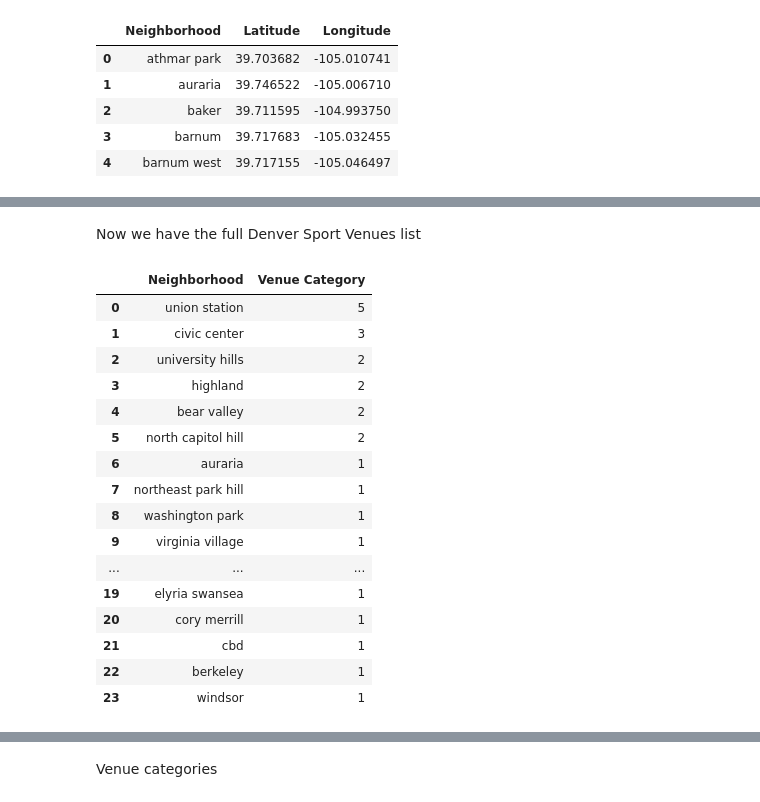
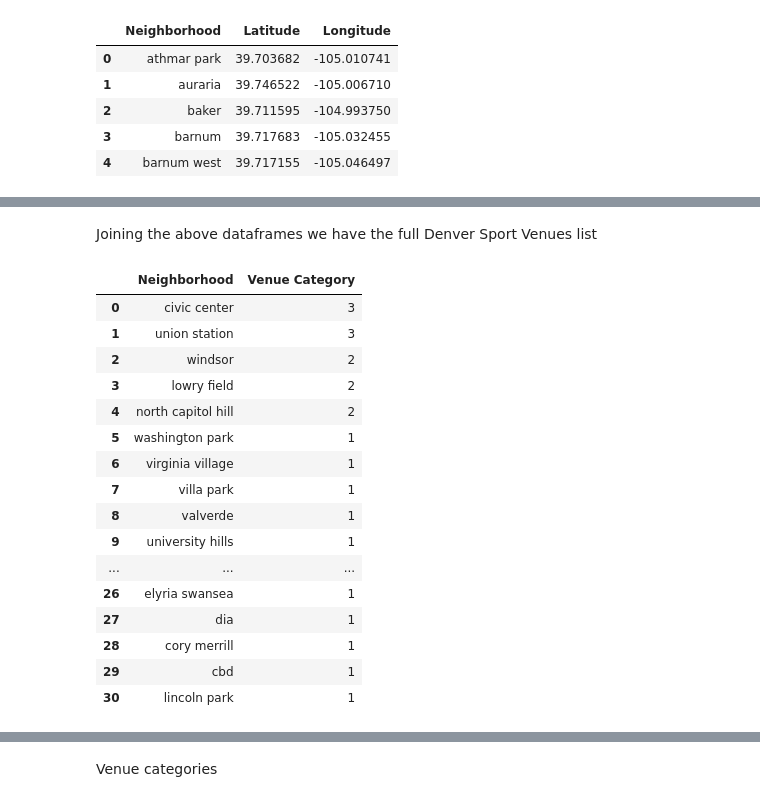
Before and after one commit to f1li/Coursera_Capstone, a Jupyter notebook: CrossFit Box In Denver.ipynb, the cells around one changed output, grey strips where cells are left out. Saved outputs shown, nothing was run; the diff lists cells and outputs as text; code cells hidden in the pictures.

```diff
--- a/CrossFit Box In Denver.ipynb
+++ b/CrossFit Box In Denver.ipynb
@@ -419,5 +419,5 @@ Now we can draw the city map with all the neighborhood points correctly allocate
 # %%
-den_latitude = 39.74
+den_latitude = 39.72
 den_longitude = -104.96
 NeighNum = len(Denver_Neigh)
 map_neigh = folium.Map(location=[den_latitude, den_longitude], zoom_start=12)
@@ -507,0 +511,3 @@ denver_pool
+# %%
+denver_track = denver_venues[denver_venues['Venue Category'].str.contains('Athletics')].reset_index(drop=True)
+denver_track
@@ -507,0 +519,3 @@ denver_pool
+# %%
+denver_field = denver_venues[denver_venues['Venue Category'].str.contains('Field')].reset_index(drop=True)
+denver_field
@@ -508,28 +530,30 @@ denver_pool
 # %% [markdown]
-Now we have the full Denver Sport Venues list
+Joining the above dataframes we have the full Denver Sport Venues list
 # %%
 denver_sportvenues = denver_sportvenues.append(denver_pool)
+denver_sportvenues = denver_sportvenues.append(denver_track)
+denver_sportvenues = denver_sportvenues.append(denver_field)
 NeighNum = len(denver_sportvenues['Neighborhood'])
 denver_summarysportvenues = denver_sportvenues.groupby('Neighborhood').count().sort_values(by='Venue', ascending=False).drop(columns=['Neighborhood Latitude', 'Neighborhood Longitude', 'Venue', 'Venue Latitude', 'Venue Longitude']).reset_index()
 denver_summarysportvenues
 # %% [output]
 |  | Neighborhood | Venue Category |
-| 0 | union station | 5 |
-| 1 | civic center | 3 |
-| 2 | university hills | 2 |
-| 3 | highland | 2 |
-| 4 | bear valley | 2 |
-| 5 | north capitol hill | 2 |
-| 6 | auraria | 1 |
-| 7 | northeast park hill | 1 |
-| 8 | washington park | 1 |
-| 9 | virginia village | 1 |
+| 0 | civic center | 3 |
+| 1 | union station | 3 |
+| 2 | windsor | 2 |
+| 3 | lowry field | 2 |
+| 4 | north capitol hill | 2 |
+| 5 | washington park | 1 |
+| 6 | virginia village | 1 |
+| 7 | villa park | 1 |
+| 8 | valverde | 1 |
+| 9 | university hills | 1 |
 | ... | ... | ... |
-| 19 | elyria swansea | 1 |
-| 20 | cory merrill | 1 |
-| 21 | cbd | 1 |
-| 22 | berkeley | 1 |
-| 23 | windsor | 1 |
+| 26 | elyria swansea | 1 |
+| 27 | dia | 1 |
+| 28 | cory merrill | 1 |
+| 29 | cbd | 1 |
+| 30 | lincoln park | 1 |
 # %%
 denver_summarysportvenues.plot(kind='bar', x='Neighborhood', y='Venue Category', figsize=(20, 12), rot=90) ## rotate the xticks(labelled points on x-axis) by 90 degrees
 plt.xlabel('Neighborhood') # add to x-label to the plot
```
Also changed, not shown: parts of 61 cells of this notebook.
